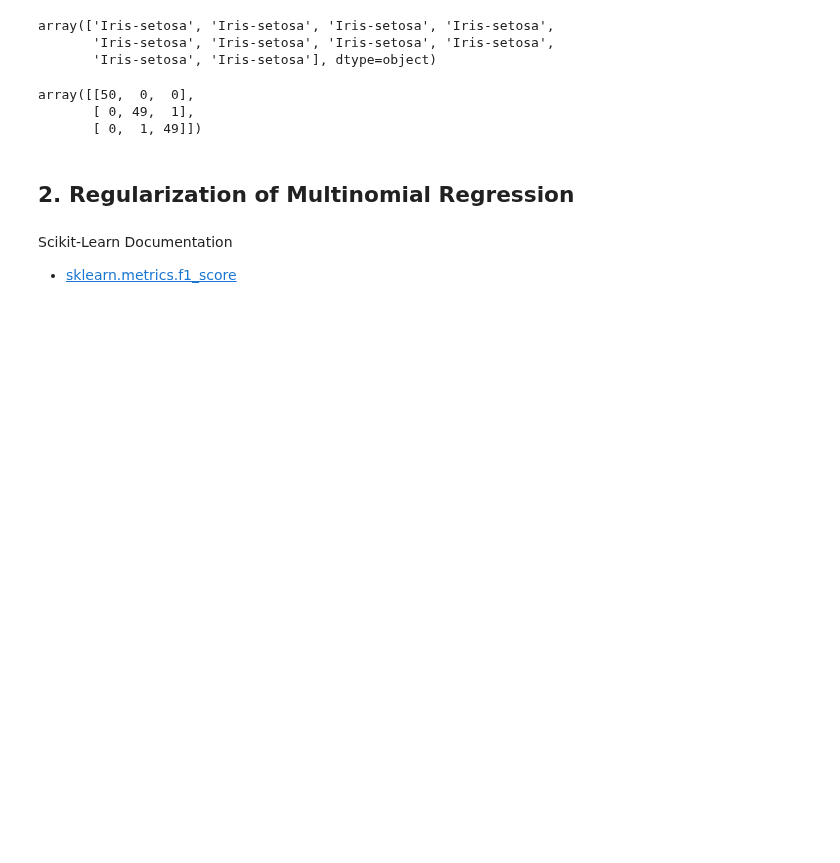
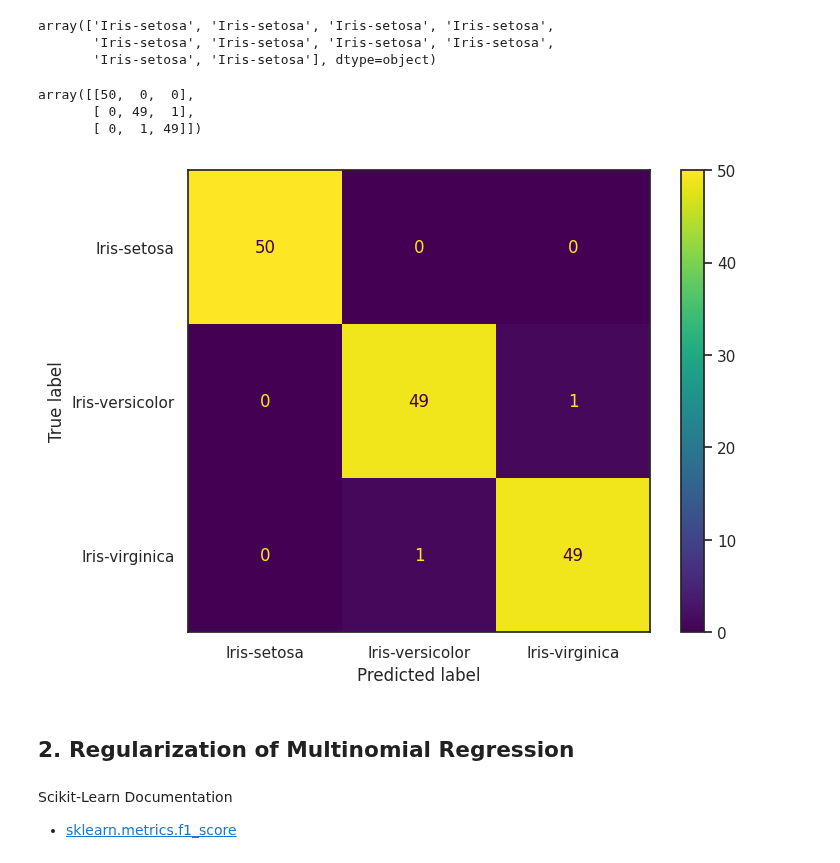
Before and after one commit to datakolektiv/dss03python2023, a Jupyter notebook: session18/dss03_py_session18.ipynb, the cells around one changed output. Cells and saved outputs as stored; diff of their text form; code cells hidden in the pictures; blank space fills up the shorter version.

```diff
--- a/session18/dss03_py_session18.ipynb
+++ b/session18/dss03_py_session18.ipynb
@@ -421,6 +431,10 @@ confusion_matrix(y, y_pred)
 array([[50,  0,  0],
        [ 0, 49,  1],
        [ 0,  1, 49]])
+# %%
+plot_confusion_matrix(log_reg, X, y);
+# %% [output]
+[figure, added]
 # %% [markdown]
 ## 2. Regularization of Multinomial Regression
 # %% [markdown]
```
Also changed, not shown: parts of 32 cells of this notebook, 1 other file.
